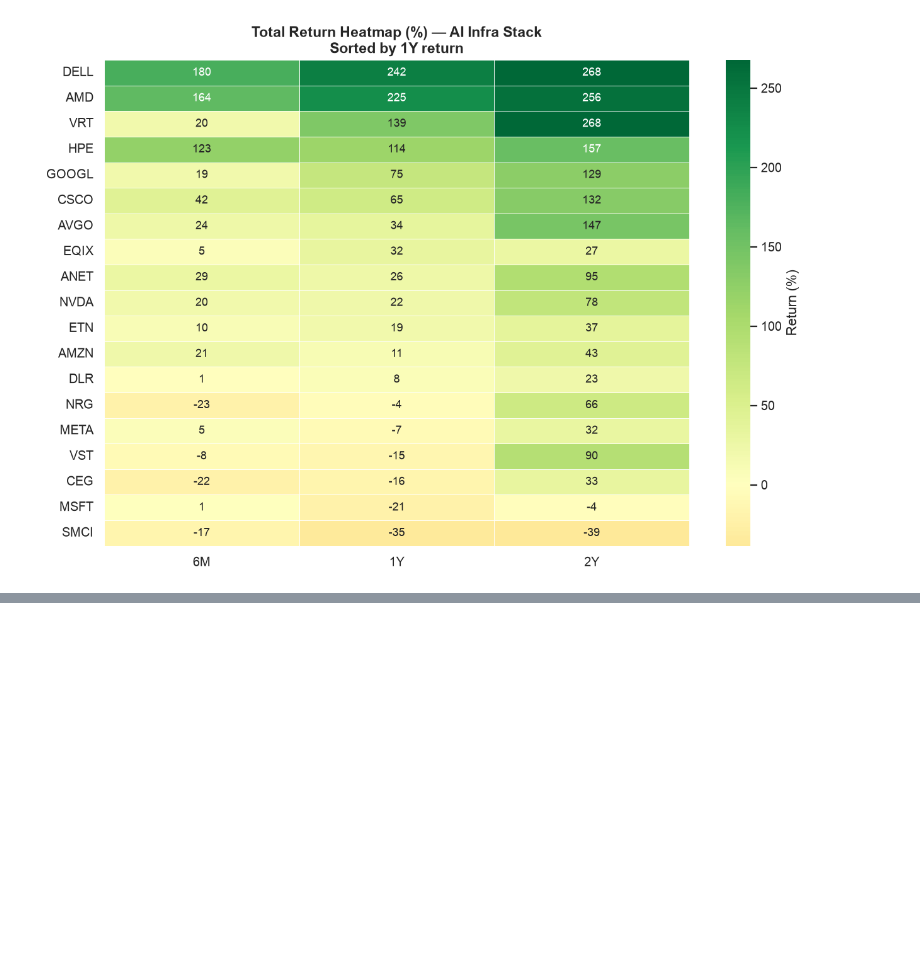
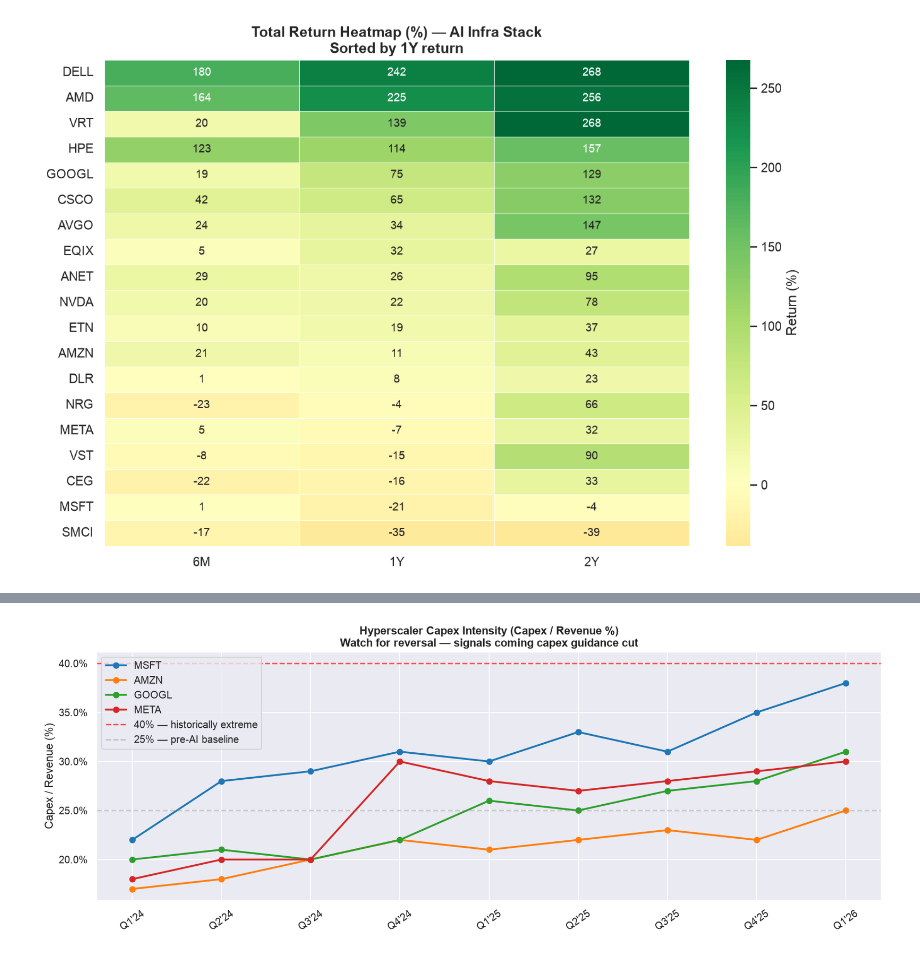
Before and after one commit to j85liu/sector-research-ai-infra, a Jupyter notebook: extract_data.ipynb, the cells around one changed output, grey strips where cells are left out. Saved outputs shown, nothing was run; the diff lists cells and outputs as text; code cells hidden in the pictures; blank space fills up the shorter version.

```diff
--- a/extract_data.ipynb
+++ b/extract_data.ipynb
@@ -242,0 +341,38 @@ plt.show()
+# %%
+# =============================================================================
+# CELL 9 — CAPEX INTENSITY (capex / revenue %)
+# Tracks how much of revenue hyperscalers are plowing back into buildout
+# >40% historically extreme — watch for CFO pushback / capex guidance cut
+# Source: quarterly 10-Q filings (manually maintained)
+# =============================================================================
+
+intensity_data = {
+    "Quarter": ["Q1'24","Q2'24","Q3'24","Q4'24",
+                "Q1'25","Q2'25","Q3'25","Q4'25","Q1'26"],
+    "MSFT":    [22, 28, 29, 31, 30, 33, 31, 35, 38],
+    "AMZN":    [17, 18, 20, 22, 21, 22, 23, 22, 25],
+    "GOOGL":   [20, 21, 20, 22, 26, 25, 27, 28, 31],
+    "META":    [18, 20, 20, 30, 28, 27, 28, 29, 30],
+}
+
+df_int = pd.DataFrame(intensity_data)
+
+fig, ax = plt.subplots(figsize=(13, 5))
+for co, color in zip(["MSFT","AMZN","GOOGL","META"],
+                      sns.color_palette("tab10", 4)):
+    ax.plot(df_int["Quarter"], df_int[co], marker="o",
+            label=co, linewidth=2, color=color)
+ax.axhline(40, color="red", linestyle="--", alpha=0.7, label="40% — historically extreme")
+ax.axhline(25, color="gray", linestyle="--", alpha=0.4, label="25% — pre-AI baseline")
+ax.set_title("Hyperscaler Capex Intensity (Capex / Revenue %)\n"
+             "Watch for reversal — signals coming capex guidance cut",
+             fontweight="bold", fontsize=12)
+ax.set_ylabel("Capex / Revenue (%)")
+ax.yaxis.set_major_formatter(mtick.PercentFormatter())
+ax.tick_params(axis="x", rotation=35)
+ax.legend()
+plt.tight_layout()
+# plt.savefig("07_capex_intensity.png", bbox_inches="tight")
+plt.show()
+# %% [output]
+[figure, added]
```
Also changed, not shown: parts of 5 cells of this notebook.
